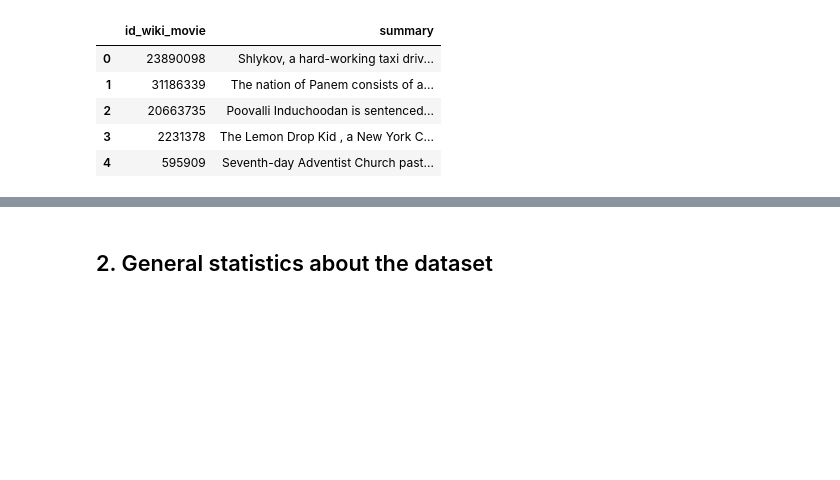
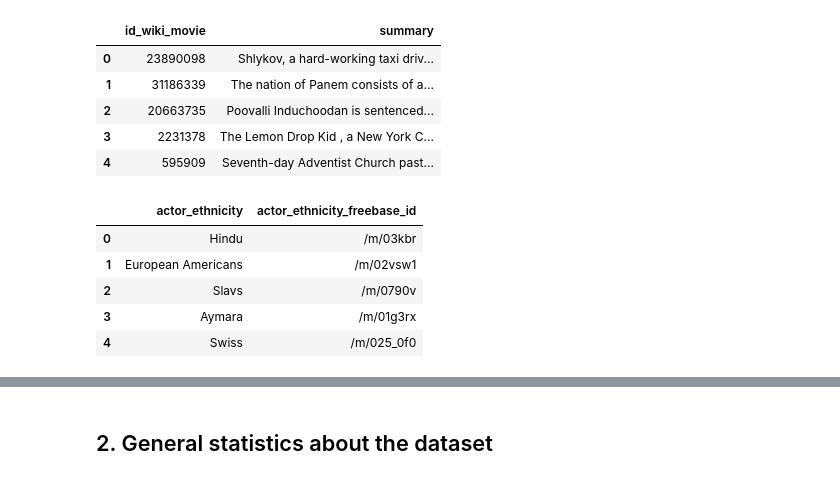
Before and after one commit to epfl-ada/ada-2023-project-onsecalme123, a Jupyter notebook: milestone2.ipynb, the cells around one changed output, grey strips where cells are left out. Cells and saved outputs as stored; diff of their text form; code cells hidden in the pictures; blank space fills up the shorter version.

Commit message:
loading of ethnicities dataset + 2.7)

```diff
--- a/milestone2.ipynb
+++ b/milestone2.ipynb
@@ -22,6 +22,7 @@ CHARACTERS_DATASET = MOVIES_FOLDER + "character.metadata.tsv"
 CHARACTERS_NAMES_DATASET = MOVIES_FOLDER + "name.clusters.txt"
 CHARACTERS_TYPES_DATASET = MOVIES_FOLDER + "tvtropes.clusters.txt"
 PLOTS_DATASET = MOVIES_FOLDER + "plot_summaries.txt"
+ETHNICITIES_DATASET = MOVIES_FOLDER + "ethnicities.wikidata.csv"
 # %%
 # Load movies metadata
 
@@ -89,3 +90,21 @@ plot_summaries.head()
 | 2 | 20663735 | Poovalli Induchoodan is sentenced... |
 | 3 | 2231378 | The Lemon Drop Kid , a New York C... |
 | 4 | 595909 | Seventh-day Adventist Church past... |
+# %%
+# Load ethnicities metadata (ethnicities corresponding to freebase IDs obtained from wikidata)
+
+ethnicities_original = pd.read_csv(ETHNICITIES_DATASET, names=['wikidata_url', 'actor_ethnicity', 'actor_ethnicity_freebase_id'])
+
+
+# Drop the wikidata_url as this will not be needed
+
+ethnicities = ethnicities_original.drop('wikidata_url', axis = 1)
+
+ethnicities.head()
+# %% [output]
+|  | actor_ethnicity | actor_ethnicity_freebase_id |
+| 0 | Hindu | /m/03kbr |
+| 1 | European Americans | /m/02vsw1 |
+| 2 | Slavs | /m/0790v |
+| 3 | Aymara | /m/01g3rx |
+| 4 | Swiss | /m/025_0f0 |
```
Also changed, not shown: parts of 5 cells of this notebook, 2 other files.
